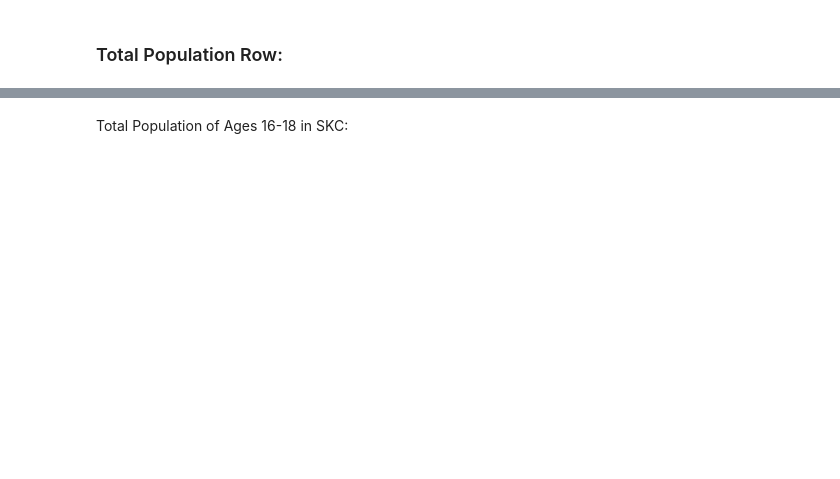
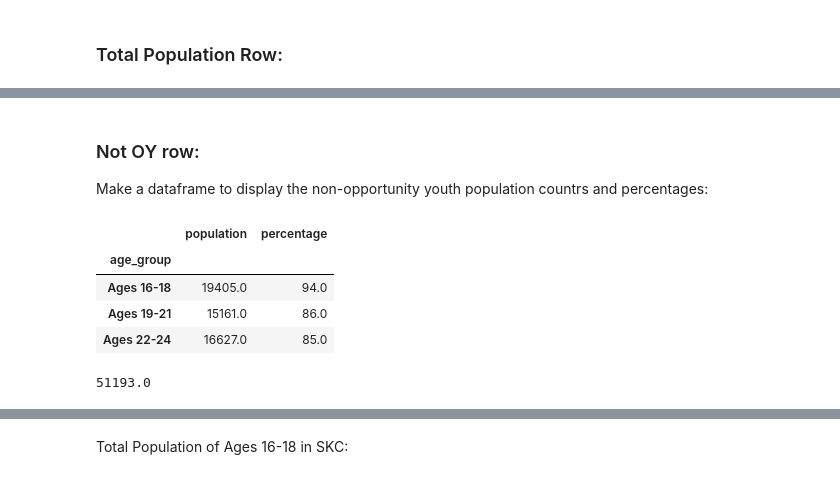
Before and after one commit to lecritch/mod-1-project-chicago-seattle-ds-051120, a Jupyter notebook: notebooks/exploratory/08_pt3_values_lc.ipynb, the cells around one changed output, grey strips where cells are left out. Saved outputs shown, nothing was run; the diff lists cells and outputs as text; code cells hidden in the pictures; blank space fills up the shorter version.

```diff
--- a/notebooks/exploratory/08_pt3_values_lc.ipynb
+++ b/notebooks/exploratory/08_pt3_values_lc.ipynb
@@ -91,0 +157,20 @@ skc_df
+# %% [markdown]
+### Not OY row:
+
+Make a dataframe to display the non-opportunity youth population countrs and percentages:
+# %%
+noy_pop_df = skc_df[skc_df['is_oy'] == False].groupby(['age_group']).sum().drop(columns = ['age', 'is_oy'])
+noy_pop_df.rename(columns = {'person_weight': 'population'}, inplace = True)
+noy_pop_df['percentage'] = round(noy_pop_df['population'] / tot_pops_df['population'] * 100)
+noy_pop_df
+# %% [output]
+|  | population | percentage |
+| age_group |  |  |
+| Ages 16-18 | 19405.0 | 94.0 |
+| Ages 19-21 | 15161.0 | 86.0 |
+| Ages 22-24 | 16627.0 | 85.0 |
+# %%
+noy_tot_pop = noy_pop_df['population'].sum()
+noy_tot_pop
+# %% [output]
+51193.0
```
Also changed, not shown: parts of 35 cells of this notebook.
